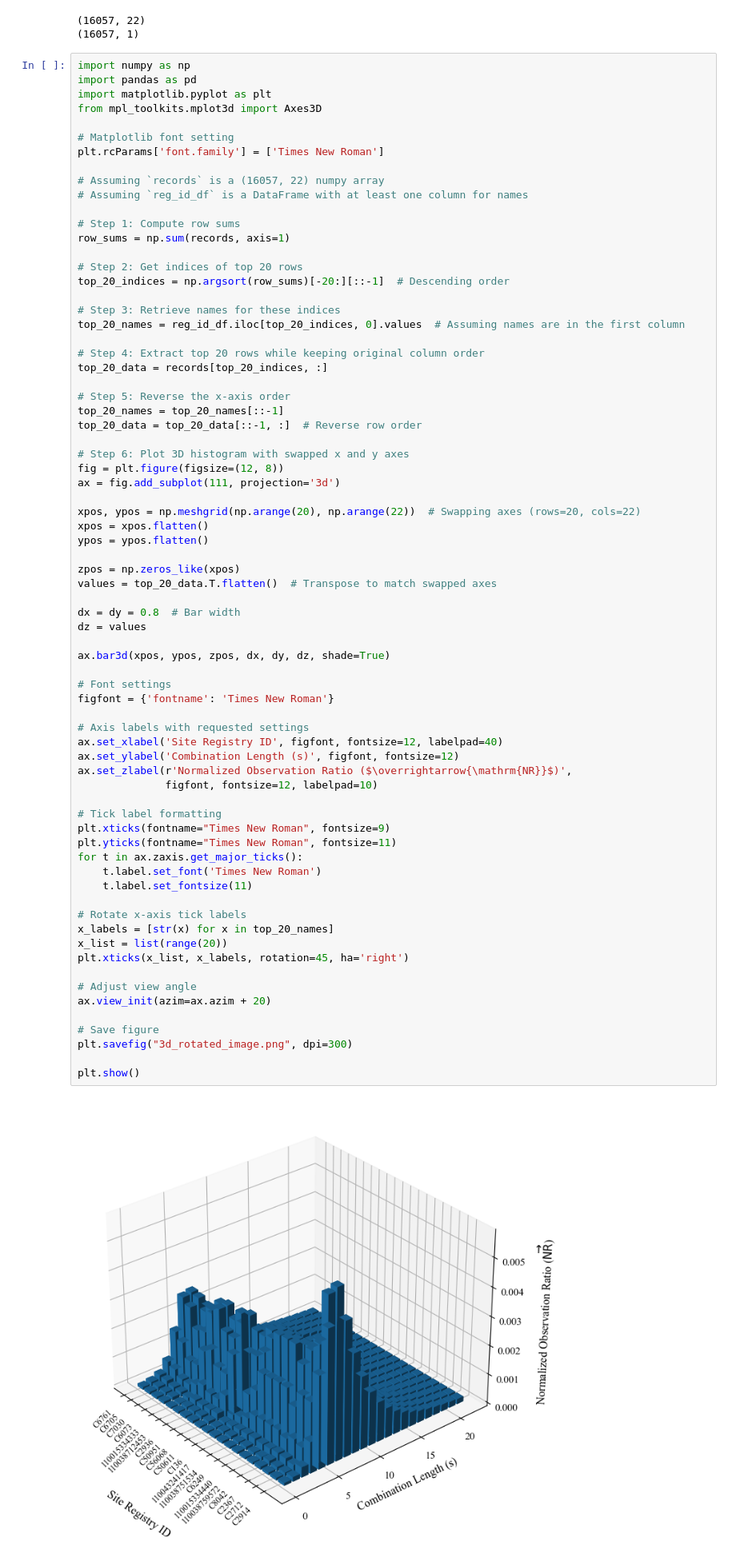
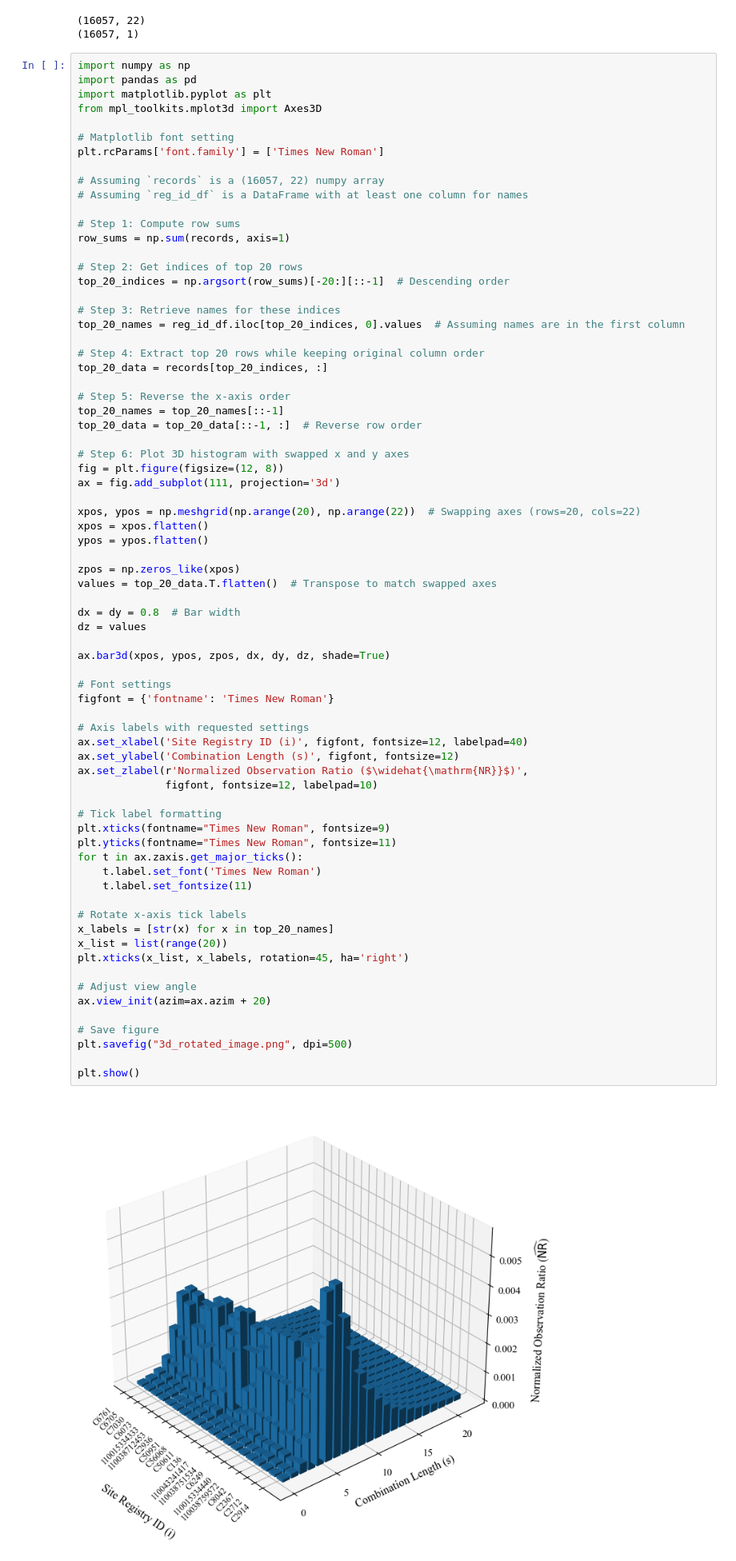
Before and after one commit to aims-umich/Brownfield-CPP_to_NPP_Transition, a Jupyter notebook: Data Visualization/2d_and_3d_site_plotter.ipynb, the cells around one changed output. Shown: that part at 80% size. Saved outputs shown, nothing was run; the diff lists cells and outputs as text.

```diff
--- a/Data Visualization/2d_and_3d_site_plotter.ipynb
+++ b/Data Visualization/2d_and_3d_site_plotter.ipynb
@@ -123,34 +123,34 @@ dx = dy = 0.8  # Bar width
 dz = values
 
 ax.bar3d(xpos, ypos, zpos, dx, dy, dz, shade=True)
 
 # Font settings
 figfont = {'fontname': 'Times New Roman'}
 
 # Axis labels with requested settings
-ax.set_xlabel('Site Registry ID', figfont, fontsize=12, labelpad=40)
+ax.set_xlabel('Site Registry ID (i)', figfont, fontsize=12, labelpad=40)
 ax.set_ylabel('Combination Length (s)', figfont, fontsize=12)
-ax.set_zlabel(r'Normalized Observation Ratio ($\overrightarrow{\mathrm{NR}}$)',
+ax.set_zlabel(r'Normalized Observation Ratio ($\widehat{\mathrm{NR}}$)',
               figfont, fontsize=12, labelpad=10)
 
 # Tick label formatting
 plt.xticks(fontname="Times New Roman", fontsize=9)
 plt.yticks(fontname="Times New Roman", fontsize=11)
 for t in ax.zaxis.get_major_ticks():
     t.label.set_font('Times New Roman')
     t.label.set_fontsize(11)
 
 # Rotate x-axis tick labels
 x_labels = [str(x) for x in top_20_names]
 x_list = list(range(20))
 plt.xticks(x_list, x_labels, rotation=45, ha='right')
 
 # Adjust view angle
 ax.view_init(azim=ax.azim + 20)
 
 # Save figure
-plt.savefig("3d_rotated_image.png", dpi=300)
+plt.savefig("3d_rotated_image.png", dpi=500)
 
 plt.show()
 # %% [output]
-[figure, old version]
+[figure, new version]
```
Also changed, not shown: parts of 1 cell of this notebook, 4 other files.
